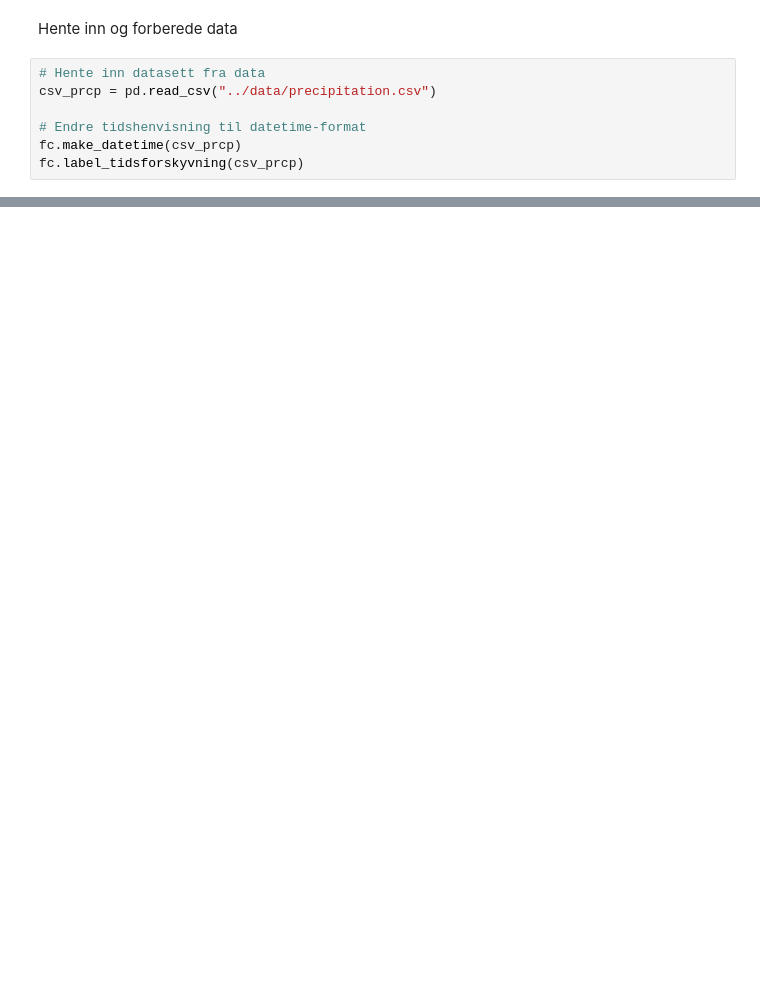
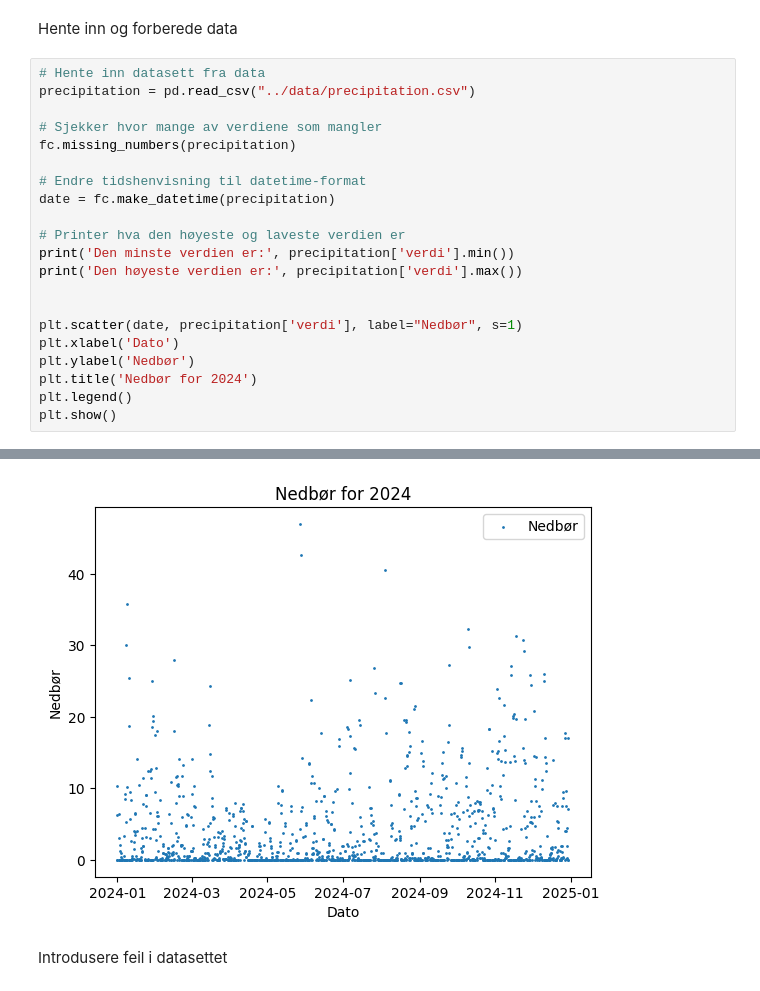
Before and after one commit to Sofihage/Milj-dataanalyse, a Jupyter notebook: notebooks/precipitation.ipynb, the cells around one changed output, grey strips where cells are left out. Saved outputs shown, nothing was run; the diff lists cells and outputs as text; blank space fills up the shorter version.

Commit message:
precipitation la til ulike visualiseringer

```diff
--- a/notebooks/precipitation.ipynb
+++ b/notebooks/precipitation.ipynb
@@ -17,10 +21,24 @@ import functions as fc
 Hente inn og forberede data
 # %%
 # Hente inn datasett fra data
-csv_prcp = pd.read_csv("../data/precipitation.csv")
+precipitation = pd.read_csv("../data/precipitation.csv")
+
+# Sjekker hvor mange av verdiene som mangler
+fc.missing_numbers(precipitation)
 
 # Endre tidshenvisning til datetime-format
-fc.make_datetime(csv_prcp)
-fc.label_tidsforskyvning(csv_prcp)
+date = fc.make_datetime(precipitation)
+
+# Printer hva den høyeste og laveste verdien er
+print('Den minste verdien er:', precipitation['verdi'].min())
+print('Den høyeste verdien er:', precipitation['verdi'].max())
+
+
+plt.scatter(date, precipitation['verdi'], label="Nedbør", s=1)
+plt.xlabel('Dato')
+plt.ylabel('Nedbør')
+plt.title('Nedbør for 2024')
+plt.legend()
+plt.show()
 # %% [output]
 referansetid er gjort om til DateTime
@@ -41,0 +47,3 @@ tidsforskyvning har fått labels
+[figure, added]
+# %% [markdown]
+Introdusere feil i datasettet
```
Also changed, not shown: parts of 16 cells of this notebook.
